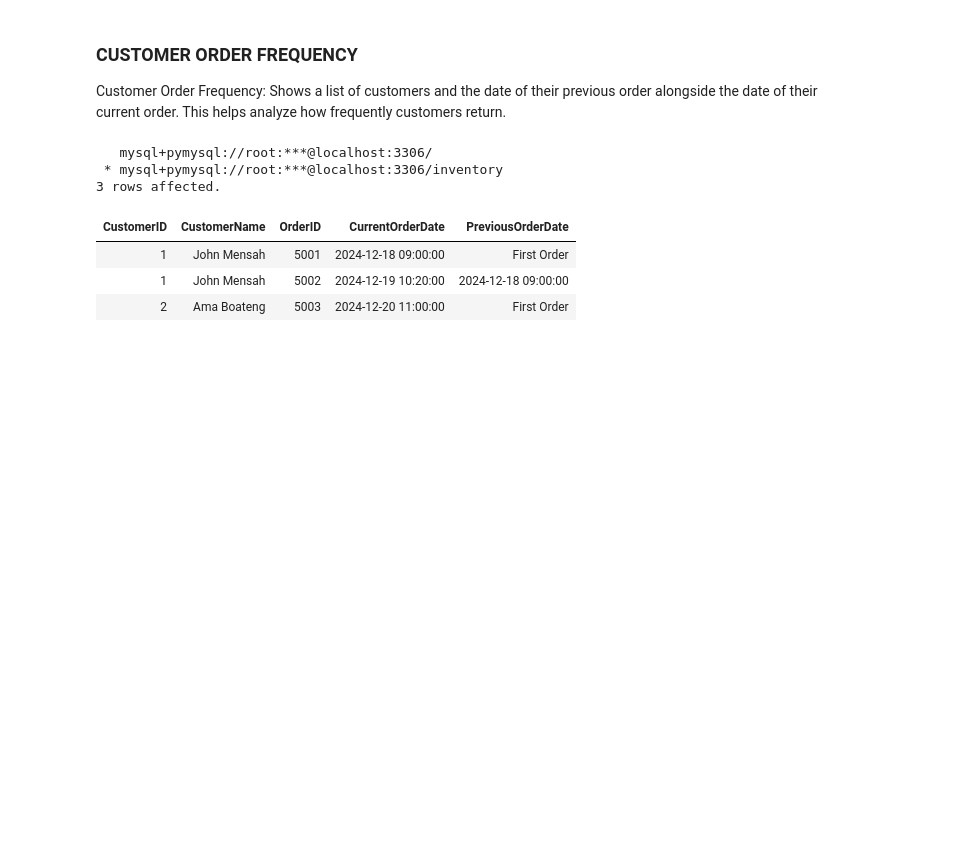
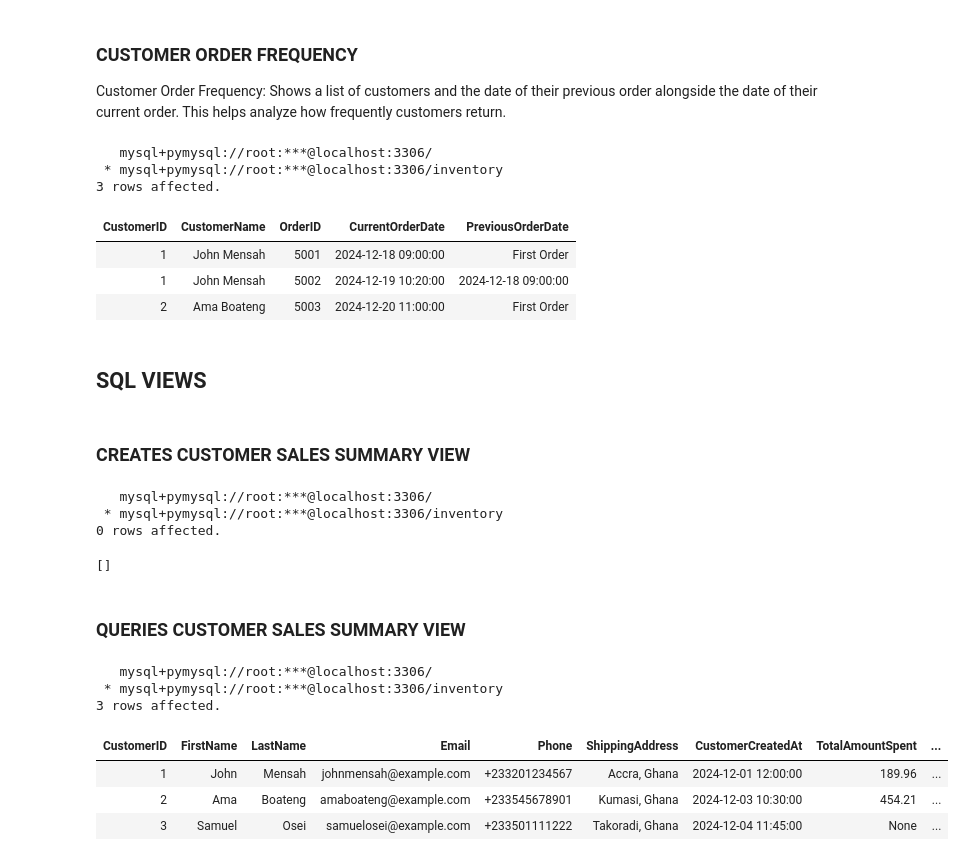
Before and after one commit to PercyAyimbilaNsolemna/Inventory_And_Order_Management_System, a Jupyter notebook: Notebooks/inventoryManagementSystem.ipynb, the cells around one changed output. Saved outputs shown, nothing was run; the diff lists cells and outputs as text; code cells hidden in the pictures; blank space fills up the shorter version.

Commit message:
Created a view for customer sales.

```diff
--- a/Notebooks/inventoryManagementSystem.ipynb
+++ b/Notebooks/inventoryManagementSystem.ipynb
@@ -552,3 +552,33 @@ customerOrderFrequencyContent = read_sql_file(project_root / "DML" / "Analytical
 | 1 | John Mensah | 5001 | 2024-12-18 09:00:00 | First Order |
 | 1 | John Mensah | 5002 | 2024-12-19 10:20:00 | 2024-12-18 09:00:00 |
 | 2 | Ama Boateng | 5003 | 2024-12-20 11:00:00 | First Order |
+# %% [markdown]
+## **SQL VIEWS**
+# %% [markdown]
+### **CREATES CUSTOMER SALES SUMMARY VIEW**
+# %%
+#Reads the sql script
+customerSalesViewContent = read_sql_file(project_root / "DML" / "views" / "customerSalesView.sql")
+
+#Creates customer sales view
+%sql $customerSalesViewContent;
+# %% [output]
+   mysql+pymysql://root:***@localhost:3306/
+ * mysql+pymysql://root:***@localhost:3306/inventory
+0 rows affected.
+[]
+# %% [markdown]
+### **QUERIES CUSTOMER SALES SUMMARY VIEW**
+# %%
+%%sql
+
+#Selects all fields in the customer sales summary view
+SELECT * FROM CustomerSalesSummary;
+# %% [output]
+   mysql+pymysql://root:***@localhost:3306/
+ * mysql+pymysql://root:***@localhost:3306/inventory
+3 rows affected.
+| CustomerID | FirstName | LastName | Email | Phone | ShippingAddress | CustomerCreatedAt | TotalAmountSpent | ... |
+| 1 | John | Mensah | johnmensah@example.com | +233201234567 | Accra, Ghana | 2024-12-01 12:00:00 | 189.96 | ... |
+| 2 | Ama | Boateng | amaboateng@example.com | +233545678901 | Kumasi, Ghana | 2024-12-03 10:30:00 | 454.21 | ... |
+| 3 | Samuel | Osei | samuelosei@example.com | +233501111222 | Takoradi, Ghana | 2024-12-04 11:45:00 | None | ... |
```
Also changed, not shown: 1 other file.
